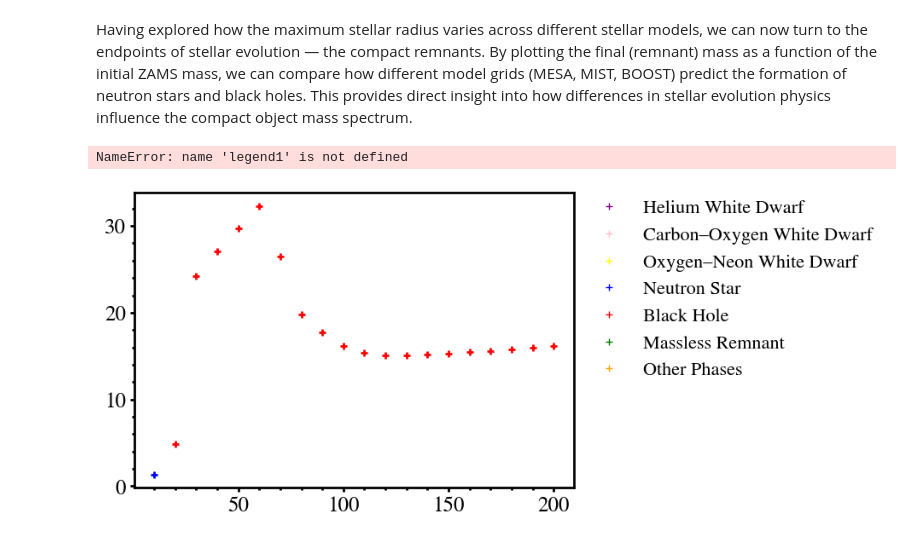
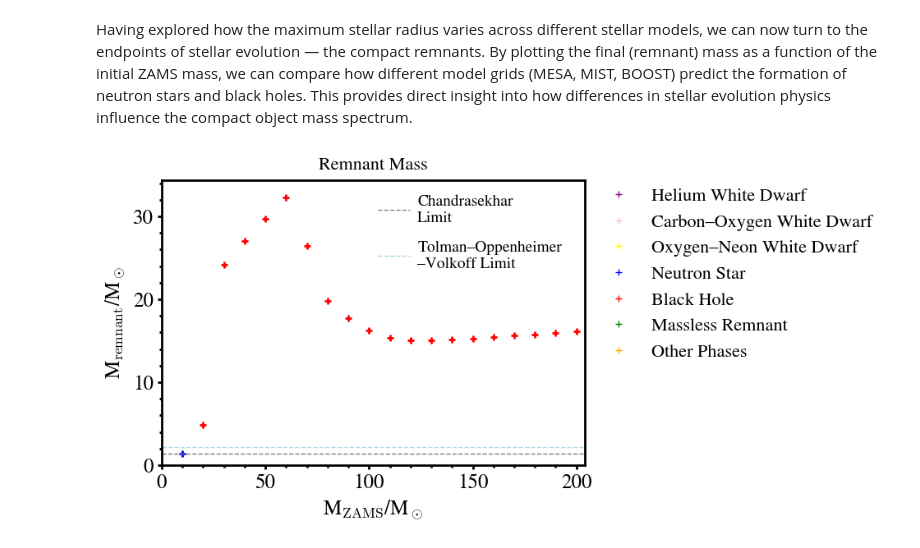
Before and after one commit to Poornima-Amali-Wickramasinghe/METISSE_ESproject, a Jupyter notebook: BoOST_Notebooks/Uniform_distribution.ipynb, the cells around one changed output. Cells and saved outputs as stored; diff of their text form; code cells hidden in the pictures.

```diff
--- a/BoOST_Notebooks/Uniform_distribution.ipynb
+++ b/BoOST_Notebooks/Uniform_distribution.ipynb
@@ -287,6 +287,13 @@ we can compare how different model grids (MESA, MIST, BOOST) predict the formati
 of neutron stars and black holes. This provides direct insight into how
 differences in stellar evolution physics influence the compact object mass spectrum.
 # %%
+def wrap_label(label, width=18):
+    """
+    Wrap a legend label to multiple lines if it's longer than `width` characters.
+    """
+    import textwrap
+    return "\n".join(textwrap.wrap(label, width=width))
+
 
 #base_dir = os.path.join(run_dir, name)
 base_dir = os.path.join(run_dir, 'output')
@@ -355,7 +362,7 @@ legend_elements = [
     Line2D([0], [0], marker='+', color='orange',   linestyle='None', label='Other Phases')
 ]
 
-legand1 = ax.legend(
+legend1 = ax.legend(
     handles=legend_elements,
     loc='upper left',
     bbox_to_anchor=(1.02, 1.0),   # pushes legend outside
@@ -364,42 +371,54 @@ legand1 = ax.legend(
 )
 
 ax.add_artist(legend1)
 
 if max_end_mass<4.5:
     y_max = 4.5
 else :
     y_max = max_end_mass
 
 x_max = max_ini_mass +2
 half_x_max = x_max/2
 
 ax.set_xlabel(r'M$_{\rm ZAMS}$/M$_\odot$')         # initial (ZAMS) mass
 ax.set_ylabel(r'M$_{\rm remnant}$/M$_\odot$')      # final remnant mass
 ax.set_ylim(ymin=0.0, ymax=y_max)
 ax.set_xlim(xmin=0.0, xmax=x_max)
 
-#Add horizontal dashed line at y = 1.44
-#plt.axhline(y=1.4, color='gray', linestyle='--', linewidth=1)
+labels = [
+    "Chandrasekhar Limit",
+    "Tolman–Oppenheimer–Volkoff Limit"
+]
 
-line1 = plt.axhline(y=1.4, color='gray', linestyle='--', linewidth=1, label='Chandrasekhar Limit')
+wrapped_labels = [wrap_label(l, width=18) for l in labels]
 
-line2 = plt.axhline(y=2.16, color='black', linestyle='--', linewidth=1,
-                   label='Tolman–Oppenheimer–Volkoff Limit')
+line1 = plt.axhline(y=1.4, color='gray', linestyle='--', linewidth=1, label=wrapped_labels[0])
 
-ax.legend(loc='upper right')
+line2 = plt.axhline(y=2.16, color='lightblue', linestyle='--', linewidth=1,
+                   label=wrapped_labels[1])
+
+ax.legend(
+    handles=[line1, line2],
+    loc='upper right',
+    bbox_to_anchor=(0.98, 1.00),   # inside upper-right corner
+    fontsize=14,                    # smaller letters
+    frameon=False,
+    labelspacing=0.99,              # less vertical space
+    handletextpad=0.5,             # space between marker and text
+
+)
 
 ax.set_title('Remnant Mass')
-plt.legend()
+
 
 
 img_title = "Rem_mass_vs_ini_mass"
 
 save_name = output_img_dir/f"Uniform_{img_title}.png"
 
 fig.savefig(save_name, dpi=300, bbox_inches="tight")
 # %% [output]
-NameError: name 'legend1' is not defined
-[figure, old version]
+[figure, new version]
 # %%
 ## plot limit for NS and BH
 ## look fig 13 and understand
```
Also changed, not shown: 1 other file.
